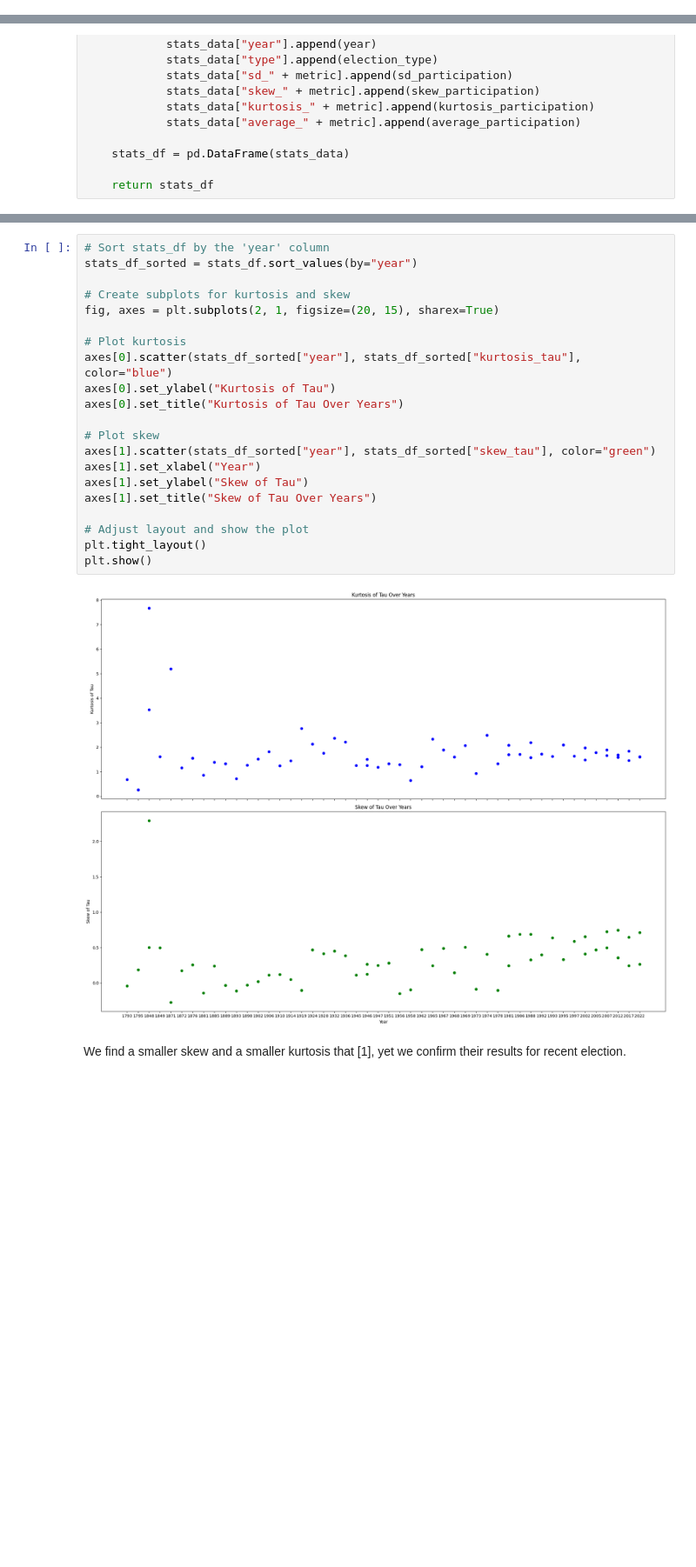
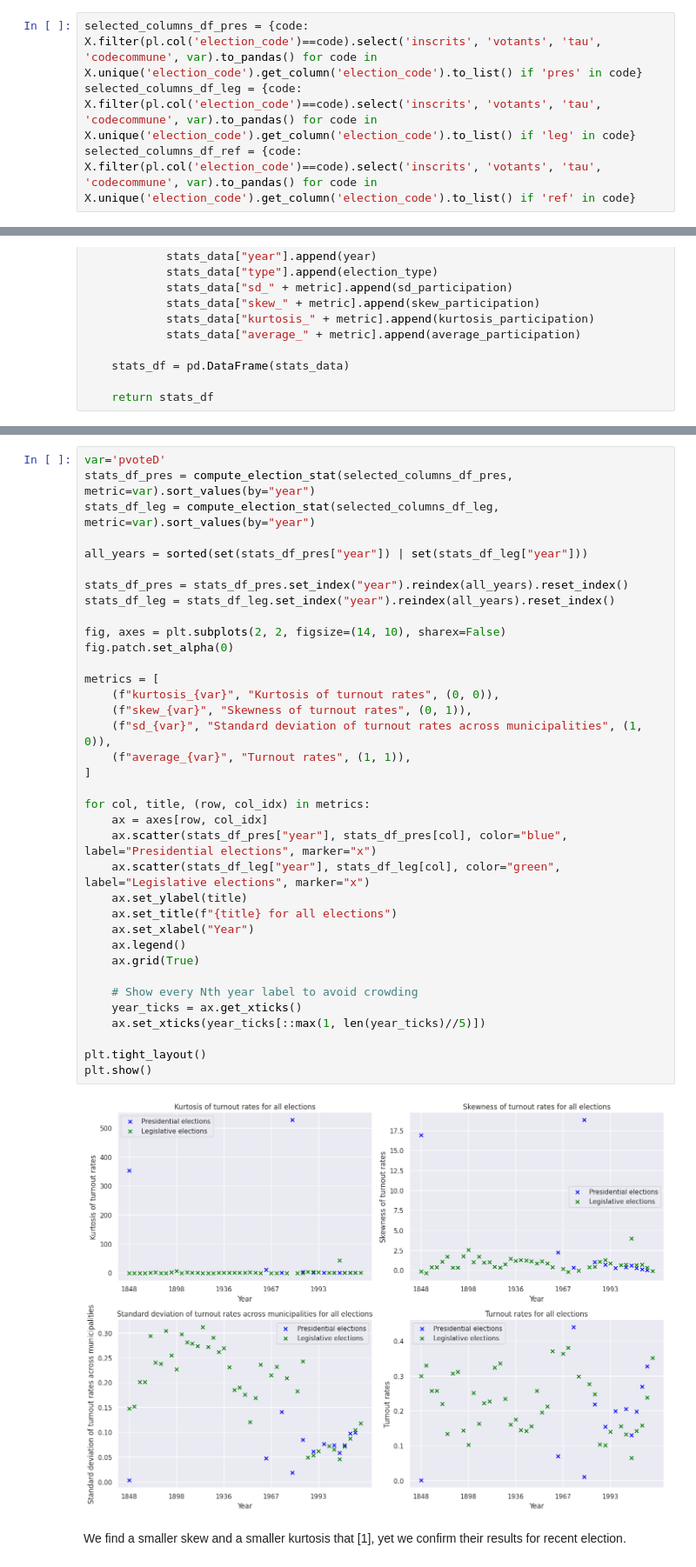
Before and after one commit to artmanceau/electera, a Jupyter notebook: notebooks/model/model_validation.ipynb, the cells around one changed output, grey strips where cells are left out. Shown at 87% size. Cells and saved outputs as stored; diff of their text form; blank space fills up the shorter version.

```diff
--- a/notebooks/model/model_validation.ipynb
+++ b/notebooks/model/model_validation.ipynb
@@ -80,3 +100,7 @@ selected_columns_df = add_logarithm_turnout_rates(dfs_by_file)
+# %%
+selected_columns_df_pres = {code: X.filter(pl.col('election_code')==code).select('inscrits', 'votants', 'tau', 'codecommune', var).to_pandas() for code in X.unique('election_code').get_column('election_code').to_list() if 'pres' in code}
+selected_columns_df_leg = {code: X.filter(pl.col('election_code')==code).select('inscrits', 'votants', 'tau', 'codecommune', var).to_pandas() for code in X.unique('election_code').get_column('election_code').to_list() if 'leg' in code}
+selected_columns_df_ref = {code: X.filter(pl.col('election_code')==code).select('inscrits', 'votants', 'tau', 'codecommune', var).to_pandas() for code in X.unique('election_code').get_column('election_code').to_list() if 'ref' in code}
 # %% [markdown]
 ## 2. Stats
 # %%
@@ -130,26 +200,41 @@ dtype: float64
 # %%
-# Sort stats_df by the 'year' column
-stats_df_sorted = stats_df.sort_values(by="year")
+var='pvoteD'
+stats_df_pres = compute_election_stat(selected_columns_df_pres, metric=var).sort_values(by="year")
+stats_df_leg = compute_election_stat(selected_columns_df_leg, metric=var).sort_values(by="year")
 
-# Create subplots for kurtosis and skew
-fig, axes = plt.subplots(2, 1, figsize=(20, 15), sharex=True)
+all_years = sorted(set(stats_df_pres["year"]) | set(stats_df_leg["year"]))
 
-# Plot kurtosis
-axes[0].scatter(stats_df_sorted["year"], stats_df_sorted["kurtosis_tau"], color="blue")
-axes[0].set_ylabel("Kurtosis of Tau")
-axes[0].set_title("Kurtosis of Tau Over Years")
+stats_df_pres = stats_df_pres.set_index("year").reindex(all_years).reset_index()
+stats_df_leg = stats_df_leg.set_index("year").reindex(all_years).reset_index()
 
-# Plot skew
-axes[1].scatter(stats_df_sorted["year"], stats_df_sorted["skew_tau"], color="green")
-axes[1].set_xlabel("Year")
-axes[1].set_ylabel("Skew of Tau")
-axes[1].set_title("Skew of Tau Over Years")
+fig, axes = plt.subplots(2, 2, figsize=(14, 10), sharex=False)
+fig.patch.set_alpha(0)
 
-# Adjust layout and show the plot
+metrics = [
+    (f"kurtosis_{var}", "Kurtosis of turnout rates", (0, 0)),
+    (f"skew_{var}", "Skewness of turnout rates", (0, 1)),
+    (f"sd_{var}", "Standard deviation of turnout rates across municipalities", (1, 0)),
+    (f"average_{var}", "Turnout rates", (1, 1)),
+]
+
+for col, title, (row, col_idx) in metrics:
+    ax = axes[row, col_idx]
+    ax.scatter(stats_df_pres["year"], stats_df_pres[col], color="blue", label="Presidential elections", marker="x")
+    ax.scatter(stats_df_leg["year"], stats_df_leg[col], color="green", label="Legislative elections", marker="x")
+    ax.set_ylabel(title)
+    ax.set_title(f"{title} for all elections")
+    ax.set_xlabel("Year")
+    ax.legend()
+    ax.grid(True)
+
+    # Show every Nth year label to avoid crowding
+    year_ticks = ax.get_xticks()
+    ax.set_xticks(year_ticks[::max(1, len(year_ticks)//5)])
+
 plt.tight_layout()
 plt.show()
 # %% [output]
-[figure, old version]
+[figure, new version]
 # %% [markdown]
 We find a smaller skew and a smaller kurtosis that [1], yet we confirm their results for recent election.
 # %% [markdown]
```
Also changed, not shown: parts of 9 cells of this notebook, 3 other files.
